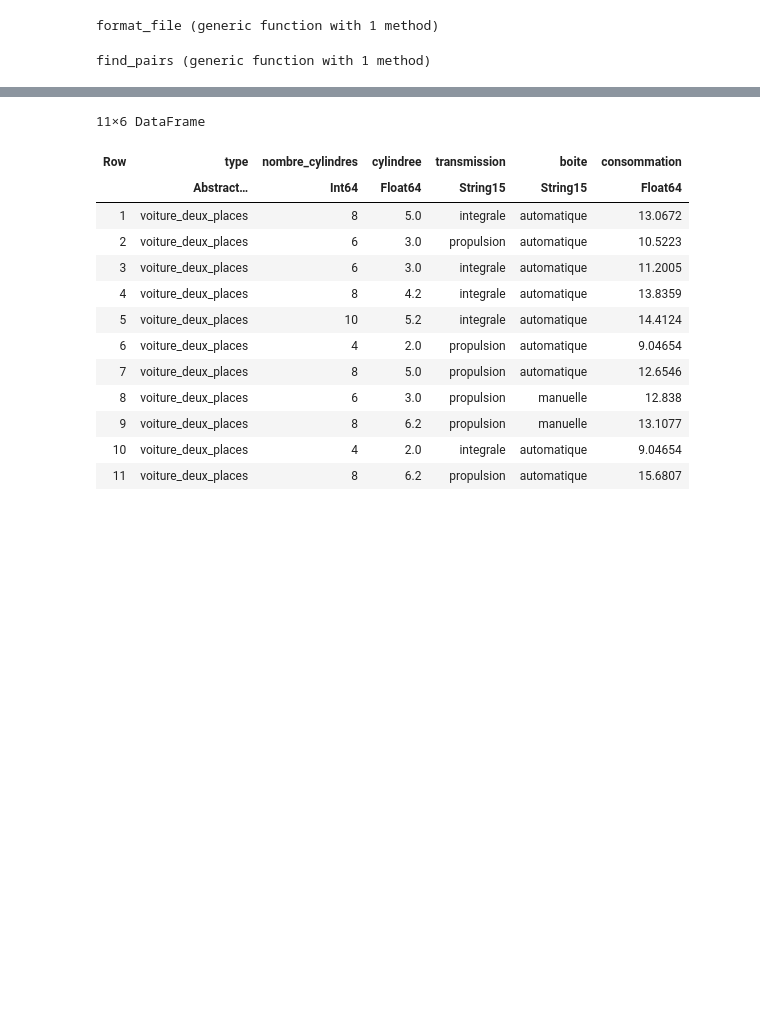
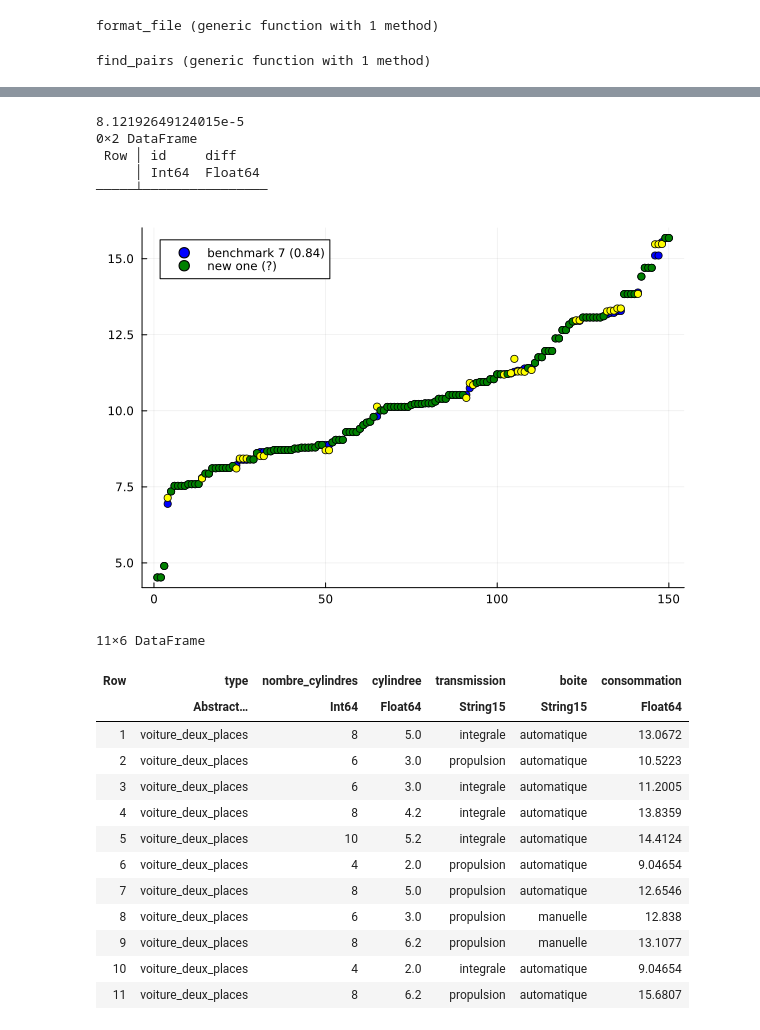
Before and after one commit to Antoine-Lafrance/concours-mth3302, a Jupyter notebook: soumissions_officielles/soumission_18/soumission18.ipynb, the cells around one changed output, grey strips where cells are left out. Cells and saved outputs as stored; diff of their text form; code cells hidden in the pictures; blank space fills up the shorter version.

```diff
--- a/soumissions_officielles/soumission_18/soumission18.ipynb
+++ b/soumissions_officielles/soumission_18/soumission18.ipynb
@@ -417,41 +312,51 @@ println(average_data[idcheck,:])
 # %%
-data_17 = CSV.read("./benchmark_103.csv", DataFrame)
+data_17 = CSV.read("./benchmark18_equipe_T.csv", DataFrame)
+# data_tree = CSV.read("./benchmark_2.csv", DataFrame)
+# data_out = CSV.read("./benchmark_1.csv", DataFrame)
 
-# sort(data_17, :id)
+sort(data_17, :id)
 
-# difference = average_data.consommation - data_17.consommation
+difference = average_predictions.consommation - data_17.consommation
 
-# diff_df = DataFrame(id=average_data.id, diff=difference)
+diff_df = DataFrame(id=average_data.id, diff=difference)
 
-# filtered_diff_df = filter(row -> abs(row.diff) > 0.0, diff_df)
+filtered_diff_df = filter(row -> abs(row.diff) > 0.1, diff_df)
 
-# common_ids = intersect(pairs_2.id, filtered_diff_df.id)
+common_ids = intersect(pairs_2.id, filtered_diff_df.id)
 
 # println(common_ids)
 
-# total_diff = sum(abs.(diff_df.diff).^2)/150
+total_diff = sum(abs.(diff_df.diff).^2)/150
 
-# println(total_diff)
+println(total_diff)
 
-# println(filtered_diff_df)
+println(filtered_diff_df)
+# %% [output]
+8.12192649124015e-5
+0×2 DataFrame
+ Row │ id     diff
+     │ Int64  Float64
+─────┴────────────────
 # %%
-# common_ids = intersect(data_17.id, average_data.id)
-# diff_ids = filter(id -> data_17[data_17.id .== id, :consommation] != average_data[average_data.id .== id, :consommation], common_ids)
-# data_1_common = filter(row -> row.id in common_ids, data_17)
-# data_2_common = filter(row -> row.id in common_ids, average_data)
+common_ids = intersect(data_17.id, average_data.id)
+diff_ids = filter(id -> data_17[data_17.id .== id, :consommation] != average_data[average_data.id .== id, :consommation], common_ids)
+data_1_common = filter(row -> row.id in common_ids, data_17)
+data_2_common = filter(row -> row.id in common_ids, average_data)
 
 
-# data_1_sorted = sort(data_17, :consommation)
-# data_2_sorted = [average_data.consommation[i] for i in data_1_sorted.id]
-# #= data_3_sorted = [data_3.consommation[i] for i in data_1_sorted.id]
-#  =#
-# colors1 = [(i in common_ids ? :blue : :blue) for i in data_1_sorted.id]
-# colors2 = [(i in diff_ids ? :yellow : :green) for i in data_1_sorted.id]
-# #= colors3 = [(i in common_ids ? :black : :white) for i in data_1_sorted.id]
-#  =#
+data_1_sorted = sort(data_17, :consommation)
+data_2_sorted = [average_data.consommation[i] for i in data_1_sorted.id]
+#= data_3_sorted = [data_3.consommation[i] for i in data_1_sorted.id]
+ =#
+colors1 = [(i in common_ids ? :blue : :blue) for i in data_1_sorted.id]
+colors2 = [(i in diff_ids ? :yellow : :green) for i in data_1_sorted.id]
+#= colors3 = [(i in common_ids ? :black : :white) for i in data_1_sorted.id]
+ =#
 
-# scatter(1:150, data_1_sorted.consommation, c=colors1, label="benchmark 7 (0.84)")
-# scatter!(1:150, data_2_sorted, c=colors2, label= "new one (?)")
+scatter(1:150, data_1_sorted.consommation, c=colors1, label="benchmark 7 (0.84)")
+scatter!(1:150, data_2_sorted, c=colors2, label= "new one (?)")
+# %% [output]
+[figure, added]
 # %%
 uniqueD = get_unique_data(trainData, COLUMNS_TO_COMPARE_1)
 uniqueD[ uniqueD.type .== "voiture_deux_places", : ]
```
Also changed, not shown: parts of 8 cells of this notebook.
